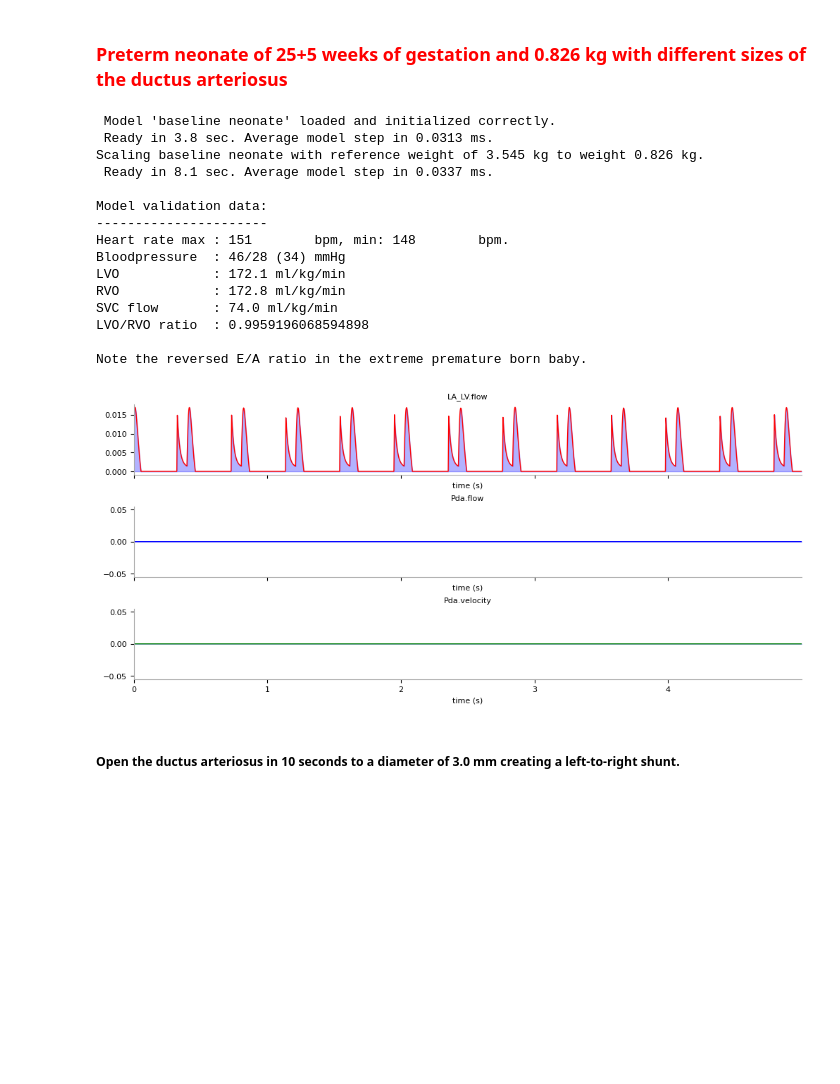
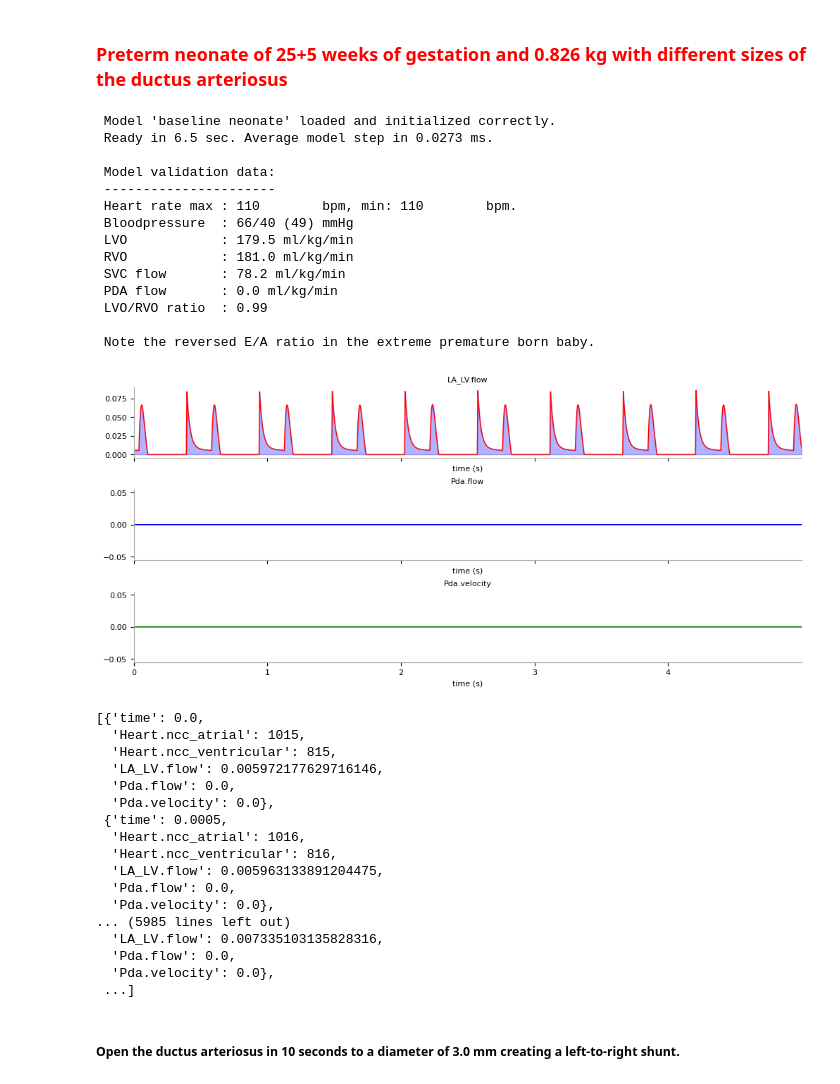
Before and after one commit to Dobutamine/explain-python, a Jupyter notebook: patients/PDA.ipynb, the cells around one changed output. Drawn from its saved outputs; the diff is of its cells as text; code cells hidden in the pictures; blank space fills up the shorter version.

```diff
--- a/patients/PDA.ipynb
+++ b/patients/PDA.ipynb
@@ -35,65 +35,66 @@ neo.mob(False)
 neo.placenta(False)
 neo.ventilator(False)
 neo.ecls(False)
 neo.resuscitation(False)
 
-# stabilize the model by calculating 60 seconds
-neo.calculate(60)
+# # stabilize the model by calculating 60 seconds
+# neo.calculate(60)
 
 # scale the model to a 25 week old baby
-neo.scale_patient_by_gestational_age("25wks_no_pda")
+#neo.scale_patient_by_gestational_age("25wks_no_pda")
 
 # stabilize the model by calculating 60 seconds
 neo.calculate(120)
 
 # get the vaildation data from the model
 result = neo.validate_pda()
 
-# print the validation data
-print("")
-print("Model validation data:")
-print("----------------------")
-print(
-    f"Heart rate max : {result['Heart.heart_rate.max']:<10.0f} bpm, min: {result['Heart.heart_rate.min']:<10.0f} bpm."
-)
-print(
-    f"Bloodpressure  : {result['AA.pres.max']:<0.0f}/{result['AA.pres.min']:<0.0f} ({result['AA.pres.mean']:<0.0f}) mmHg"
-)
-print(f"LVO            : {result['LV_AA.flow.net']:<0.1f} ml/kg/min")
-print(f"RVO            : {result['RV_PA.flow.net']:<0.1f} ml/kg/min")
-print(f"SVC flow       : {result['SVC_RA.flow.net']:<0.1f} ml/kg/min")
-print(f"LVO/RVO ratio  : {result['LV_AA.flow.net']/result['RV_PA.flow.net']}")
-print("")
-print("Note the reversed E/A ratio in the extreme premature born baby.")
+print(" Note the reversed E/A ratio in the extreme premature born baby.")
 
 # plot the flow across the mitral valve and pda flow velocity
 neo.plot_time_graph(
     ["LA_LV.flow", "Pda.flow", "Pda.velocity"],
     combined=False,
     sharey=False,
     time_to_calculate=5.0,
     analyze=False,
     sampleinterval=0.0005,
     fig_size_x=10,
     fig_size_y=2,
 )
 # %% [output]
  Model 'baseline neonate' loaded and initialized correctly.
- Ready in 3.8 sec. Average model step in 0.0313 ms.
-Scaling baseline neonate with reference weight of 3.545 kg to weight 0.826 kg.
- Ready in 8.1 sec. Average model step in 0.0337 ms.
+ Ready in 6.5 sec. Average model step in 0.0273 ms.
 
-Model validation data:
-----------------------
-Heart rate max : 151        bpm, min: 148        bpm.
-Bloodpressure  : 46/28 (34) mmHg
-LVO            : 172.1 ml/kg/min
-RVO            : 172.8 ml/kg/min
-SVC flow       : 74.0 ml/kg/min
-LVO/RVO ratio  : 0.9959196068594898
+ Model validation data:
+ ----------------------
+ Heart rate max : 110        bpm, min: 110        bpm.
+ Bloodpressure  : 66/40 (49) mmHg
+ LVO            : 179.5 ml/kg/min
+ RVO            : 181.0 ml/kg/min
+ SVC flow       : 78.2 ml/kg/min
+ PDA flow       : 0.0 ml/kg/min
+ LVO/RVO ratio  : 0.99
 
-Note the reversed E/A ratio in the extreme premature born baby.
+ Note the reversed E/A ratio in the extreme premature born baby.
-[figure, old version]
+[figure, new version]
+[{'time': 0.0,
+  'Heart.ncc_atrial': 1015,
+  'Heart.ncc_ventricular': 815,
+  'LA_LV.flow': 0.005972177629716146,
+  'Pda.flow': 0.0,
+  'Pda.velocity': 0.0},
+ {'time': 0.0005,
+  'Heart.ncc_atrial': 1016,
+  'Heart.ncc_ventricular': 816,
+  'LA_LV.flow': 0.005963133891204475,
+  'Pda.flow': 0.0,
+  'Pda.velocity': 0.0},
+... (5985 lines left out)
+  'LA_LV.flow': 0.007335103135828316,
+  'Pda.flow': 0.0,
+  'Pda.velocity': 0.0},
+ ...]
 # %% [markdown]
 <h5>Open the ductus arteriosus in 10 seconds to a diameter of 3.0 mm creating a left-to-right shunt.</h5>
 # %%
```
Also changed, not shown: parts of 6 cells of this notebook, 7 other files.
